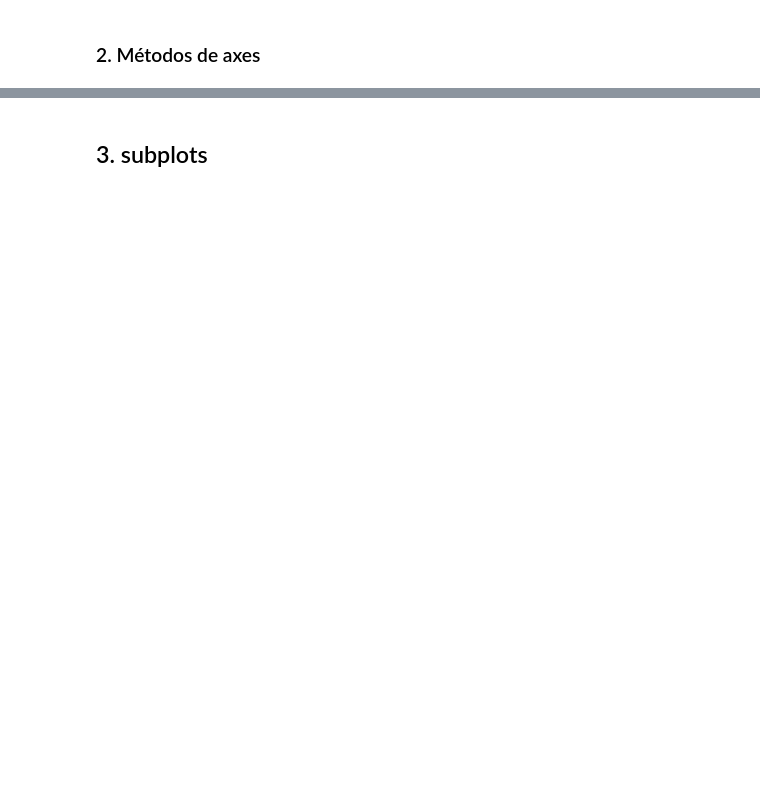
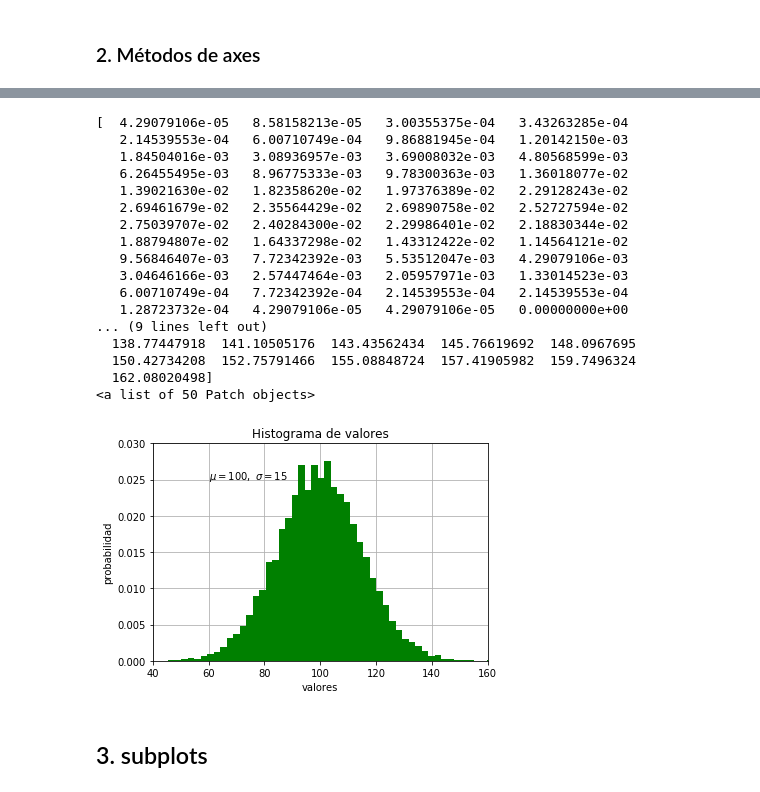
Before and after one commit to rvalenzuelar/curso_python, a Jupyter notebook: modulo_03_02_matplotlib.ipynb, the cells around one changed output, grey strips where cells are left out. Cells and saved outputs as stored; diff of their text form; code cells hidden in the pictures; blank space fills up the shorter version.

```diff
--- a/modulo_03_02_matplotlib.ipynb
+++ b/modulo_03_02_matplotlib.ipynb
@@ -100,24 +132,44 @@ plt.show()
 # %%
 mu = 100
 sigma = 15
 x = mu + sigma * np.random.randn(10000)
 nbins = 50
 
 fig, ax = plt.subplots()
-n, bins, patches = ax.hist(x, nbins, normed=1, facecolor='g', alpha=0.75)
+n, bins, patches = ax.hist(x, nbins, normed=1, facecolor='g',
+                           alpha=1, zorder=10000000)
 
 print n
 print bins
 print patches
 
 ax.set_xlabel('valores')
 ax.set_ylabel('probabilidad')
 ax.set_title('Histograma de valores')
 ax.text(60, .025, r'$\mu=100,\ \sigma=15$') # anotación
 ax.set_xlim([40, 160])
 ax.set_ylim([0, 0.03])
 ax.grid(True)
 plt.show()
+# %% [output]
+[  4.29079106e-05   8.58158213e-05   3.00355375e-04   3.43263285e-04
+   2.14539553e-04   6.00710749e-04   9.86881945e-04   1.20142150e-03
+   1.84504016e-03   3.08936957e-03   3.69008032e-03   4.80568599e-03
+   6.26455495e-03   8.96775333e-03   9.78300363e-03   1.36018077e-02
+   1.39021630e-02   1.82358620e-02   1.97376389e-02   2.29128243e-02
+   2.69461679e-02   2.35564429e-02   2.69890758e-02   2.52727594e-02
+   2.75039707e-02   2.40284300e-02   2.29986401e-02   2.18830344e-02
+   1.88794807e-02   1.64337298e-02   1.43312422e-02   1.14564121e-02
+   9.56846407e-03   7.72342392e-03   5.53512047e-03   4.29079106e-03
+   3.04646166e-03   2.57447464e-03   2.05957971e-03   1.33014523e-03
+   6.00710749e-04   7.72342392e-04   2.14539553e-04   2.14539553e-04
+   1.28723732e-04   4.29079106e-05   4.29079106e-05   0.00000000e+00
+... (9 lines left out)
+  138.77447918  141.10505176  143.43562434  145.76619692  148.0967695
+  150.42734208  152.75791466  155.08848724  157.41905982  159.7496324
+  162.08020498]
+<a list of 50 Patch objects>
+[figure, added]
 # %% [markdown]
 ## 3. subplots
 # %%
```
Also changed, not shown: parts of 29 cells of this notebook, 1 other file.
